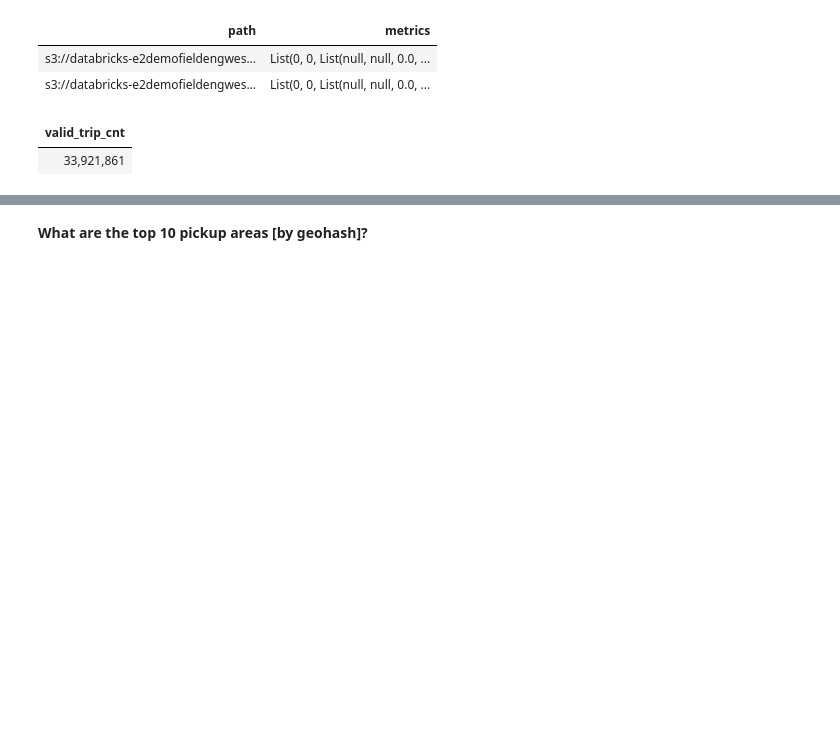
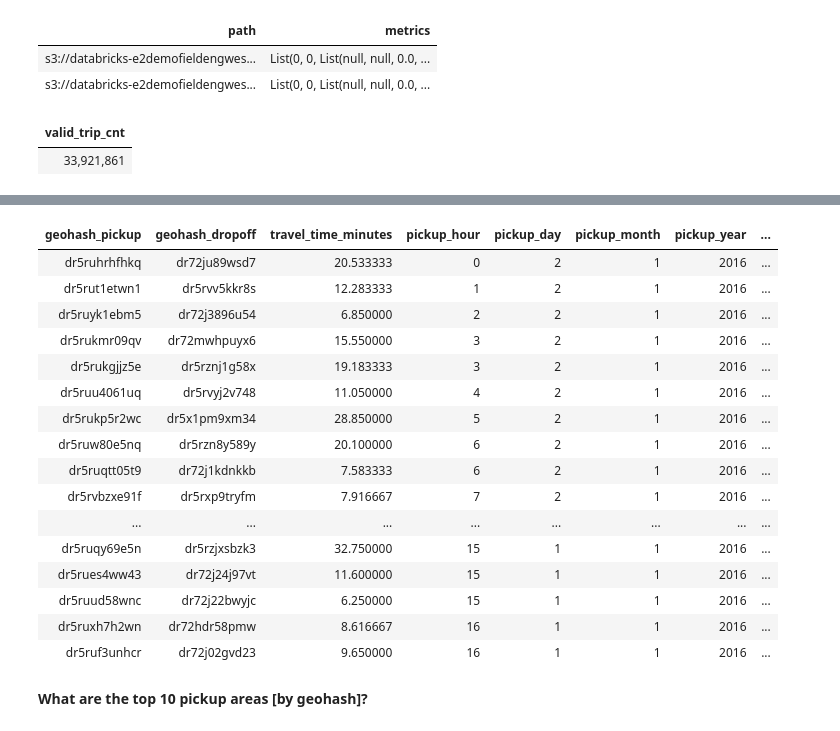
Before and after one commit to monaldoj/geospatial-viz-app-leaflet, a Jupyter notebook: notebooks/nb01-download-prep-large-scale-dataset.ipynb, the cells around one changed output, grey strips where cells are left out. Drawn from its saved outputs; the diff is of its cells as text; code cells hidden in the pictures; blank space fills up the shorter version.

```diff
--- a/notebooks/nb01-download-prep-large-scale-dataset.ipynb
+++ b/notebooks/nb01-download-prep-large-scale-dataset.ipynb
@@ -149,5 +149,5 @@ SELECT format_number(count(1),0) as valid_trip_cnt FROM taxi_trips
 | 33,921,861 |
 # %%
 %sql
-SELECT * FROM taxi_trips LIMIT 1000
+SELECT * FROM taxi_trips LIMIT 100
 # %% [output]
@@ -155,3 +154,20 @@ SELECT * FROM taxi_trips LIMIT 1000
+| geohash_pickup | geohash_dropoff | travel_time_minutes | pickup_hour | pickup_day | pickup_month | pickup_year | ... |
+| dr5ruhrhfhkq | dr72ju89wsd7 | 20.533333 | 0 | 2 | 1 | 2016 | ... |
+| dr5rut1etwn1 | dr5rvv5kkr8s | 12.283333 | 1 | 2 | 1 | 2016 | ... |
+| dr5ruyk1ebm5 | dr72j3896u54 | 6.850000 | 2 | 2 | 1 | 2016 | ... |
+| dr5rukmr09qv | dr72mwhpuyx6 | 15.550000 | 3 | 2 | 1 | 2016 | ... |
+| dr5rukgjjz5e | dr5rznj1g58x | 19.183333 | 3 | 2 | 1 | 2016 | ... |
+| dr5ruu4061uq | dr5rvyj2v748 | 11.050000 | 4 | 2 | 1 | 2016 | ... |
+| dr5rukp5r2wc | dr5x1pm9xm34 | 28.850000 | 5 | 2 | 1 | 2016 | ... |
+| dr5ruw80e5nq | dr5rzn8y589y | 20.100000 | 6 | 2 | 1 | 2016 | ... |
+| dr5ruqtt05t9 | dr72j1kdnkkb | 7.583333 | 6 | 2 | 1 | 2016 | ... |
+| dr5rvbzxe91f | dr5rxp9tryfm | 7.916667 | 7 | 2 | 1 | 2016 | ... |
+| ... | ... | ... | ... | ... | ... | ... | ... |
+| dr5ruqy69e5n | dr5rzjxsbzk3 | 32.750000 | 15 | 1 | 1 | 2016 | ... |
+| dr5rues4ww43 | dr72j24j97vt | 11.600000 | 15 | 1 | 1 | 2016 | ... |
+| dr5ruud58wnc | dr72j22bwyjc | 6.250000 | 15 | 1 | 1 | 2016 | ... |
+| dr5ruxh7h2wn | dr72hdr58pmw | 8.616667 | 16 | 1 | 1 | 2016 | ... |
+| dr5ruf3unhcr | dr72j02gvd23 | 9.650000 | 16 | 1 | 1 | 2016 | ... |
 # %% [markdown]
 __What are the top 10 pickup areas [by geohash]?__
 # %%
```
Also changed, not shown: parts of 3 cells of this notebook.
